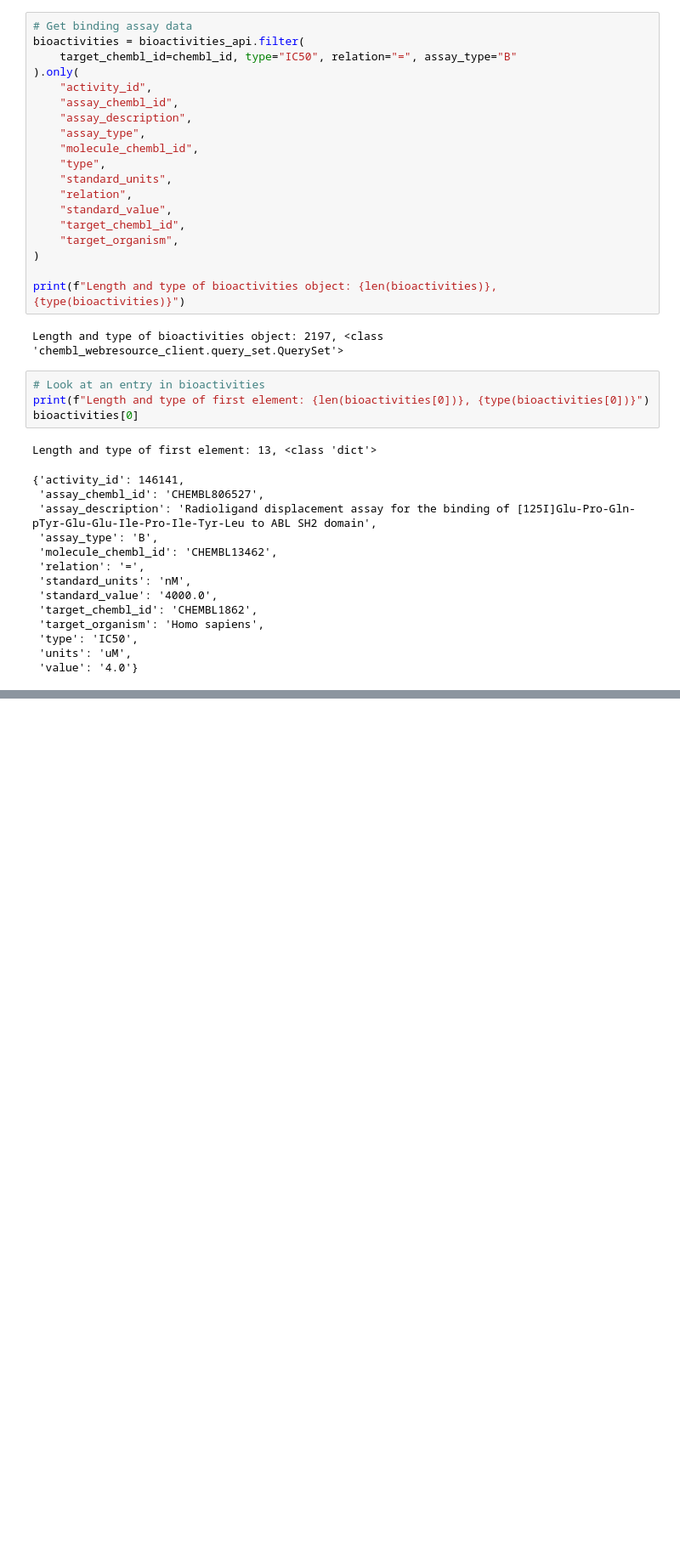
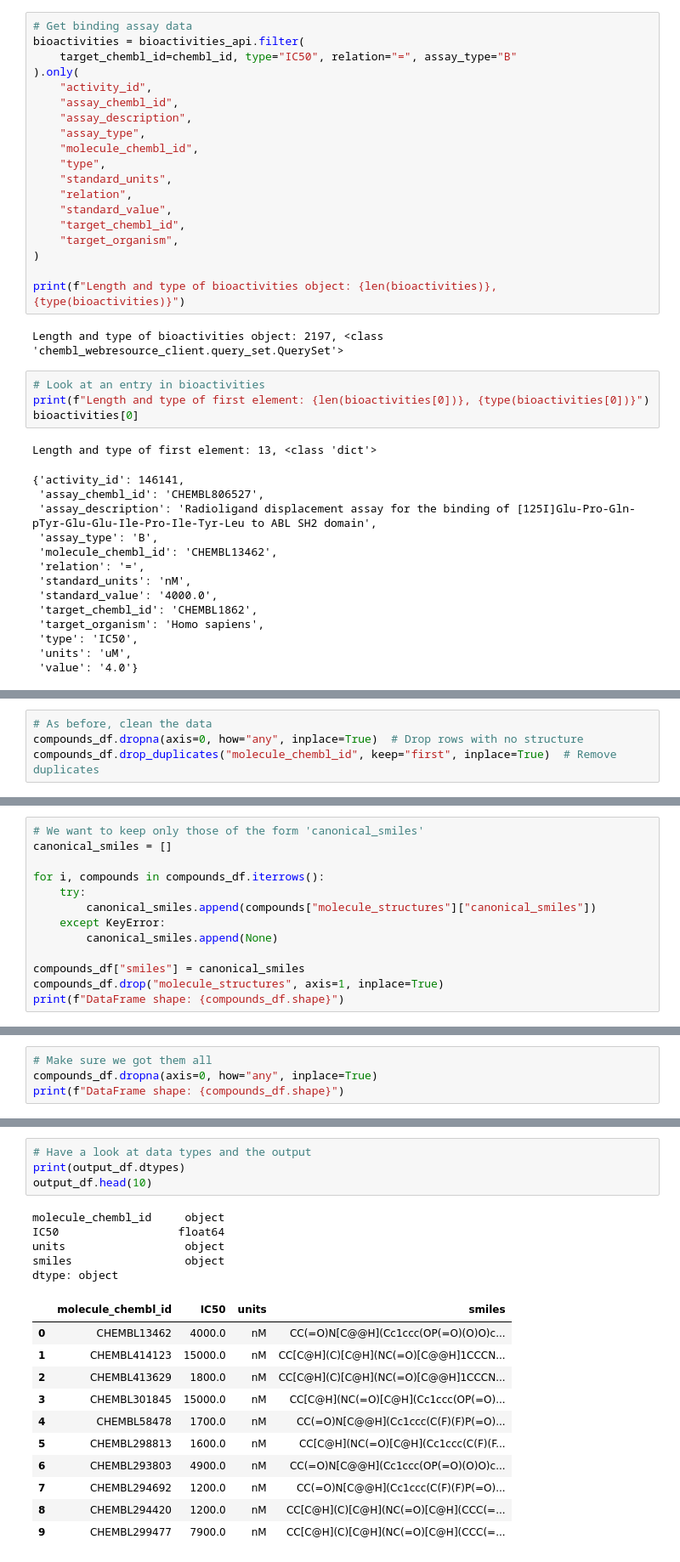
Before and after one commit to toddjm/projects, a Jupyter notebook: accendero/Data_Acquisition_ChEMBL.ipynb, the cells around one changed output, grey strips where cells are left out. Shown at 85% size. Cells and saved outputs as stored; diff of their text form; blank space fills up the shorter version.

```diff
--- a/accendero/Data_Acquisition_ChEMBL.ipynb
+++ b/accendero/Data_Acquisition_ChEMBL.ipynb
@@ -122,0 +180,4 @@ KeyError: 'units'
+# %%
+# As before, clean the data
+compounds_df.dropna(axis=0, how="any", inplace=True)  # Drop rows with no structure
+compounds_df.drop_duplicates("molecule_chembl_id", keep="first", inplace=True)  # Remove duplicates
@@ -122,0 +189,13 @@ KeyError: 'units'
+# %%
+# We want to keep only those of the form 'canonical_smiles'
+canonical_smiles = []
+
+for i, compounds in compounds_df.iterrows():
+    try:
+        canonical_smiles.append(compounds["molecule_structures"]["canonical_smiles"])
+    except KeyError:
+        canonical_smiles.append(None)
+
+compounds_df["smiles"] = canonical_smiles
+compounds_df.drop("molecule_structures", axis=1, inplace=True)
+print(f"DataFrame shape: {compounds_df.shape}")
@@ -122,0 +204,4 @@ KeyError: 'units'
+# %%
+# Make sure we got them all
+compounds_df.dropna(axis=0, how="any", inplace=True)
+print(f"DataFrame shape: {compounds_df.shape}")
@@ -122,0 +224,21 @@ KeyError: 'units'
+# %%
+# Have a look at data types and the output
+print(output_df.dtypes)
+output_df.head(10)
+# %% [output]
+molecule_chembl_id     object
+IC50                  float64
+units                  object
+smiles                 object
+dtype: object
+|  | molecule_chembl_id | IC50 | units | smiles |
+| 0 | CHEMBL13462 | 4000.0 | nM | CC(=O)N[C@@H](Cc1ccc(OP(=O)(O)O)c... |
+| 1 | CHEMBL414123 | 15000.0 | nM | CC[C@H](C)[C@H](NC(=O)[C@@H]1CCCN... |
+| 2 | CHEMBL413629 | 1800.0 | nM | CC[C@H](C)[C@H](NC(=O)[C@@H]1CCCN... |
+| 3 | CHEMBL301845 | 15000.0 | nM | CC[C@H](NC(=O)[C@H](Cc1ccc(OP(=O)... |
+| 4 | CHEMBL58478 | 1700.0 | nM | CC(=O)N[C@@H](Cc1ccc(C(F)(F)P(=O)... |
+| 5 | CHEMBL298813 | 1600.0 | nM | CC[C@H](NC(=O)[C@H](Cc1ccc(C(F)(F... |
+| 6 | CHEMBL293803 | 4900.0 | nM | CC(=O)N[C@@H](Cc1ccc(OP(=O)(O)O)c... |
+| 7 | CHEMBL294692 | 1200.0 | nM | CC(=O)N[C@@H](Cc1ccc(C(F)(F)P(=O)... |
+| 8 | CHEMBL294420 | 1200.0 | nM | CC[C@H](C)[C@H](NC(=O)[C@H](CCC(=... |
+| 9 | CHEMBL299477 | 7900.0 | nM | CC[C@H](C)[C@H](NC(=O)[C@H](CCC(=... |
```
Also changed, not shown: parts of 28 cells of this notebook.
